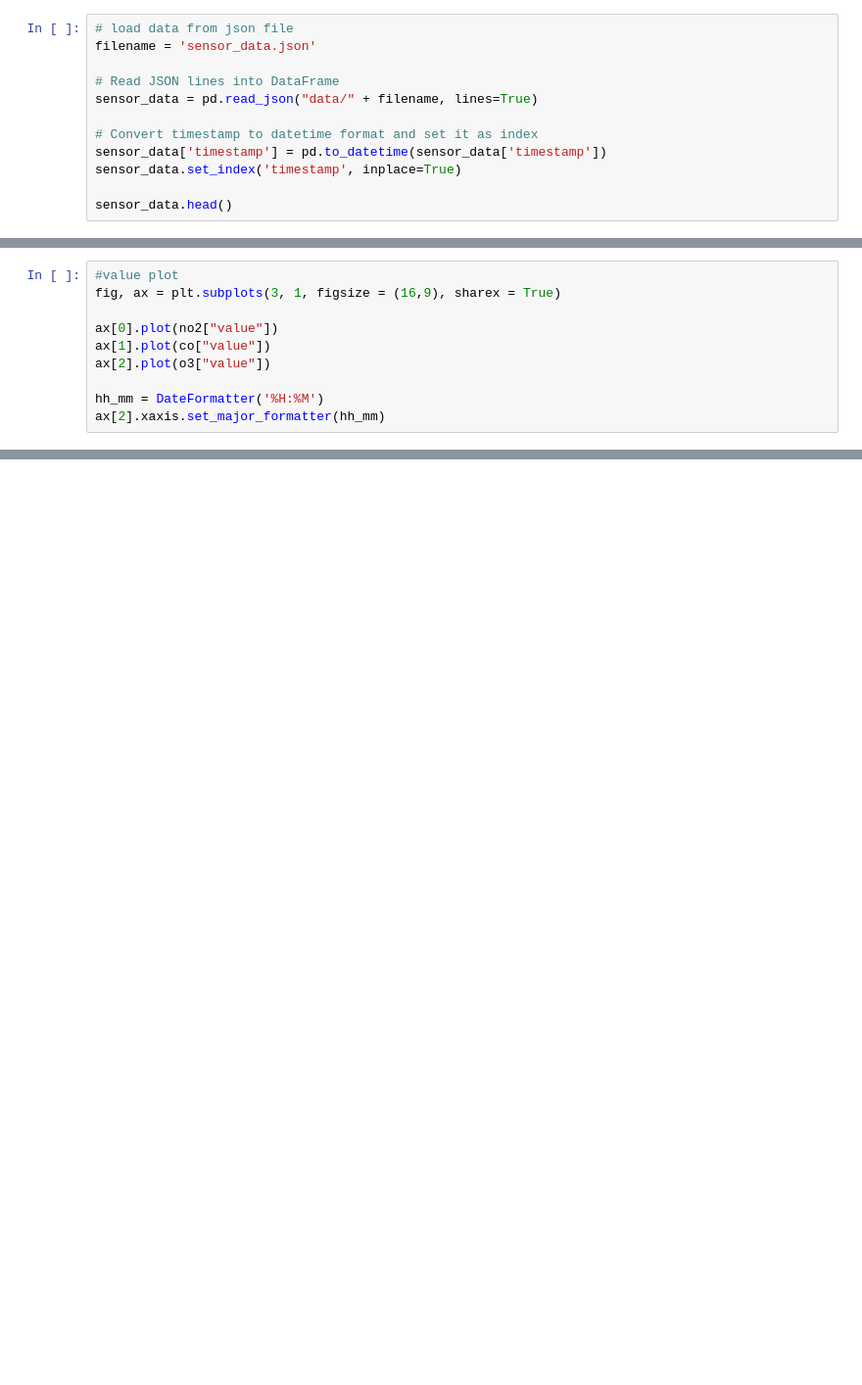
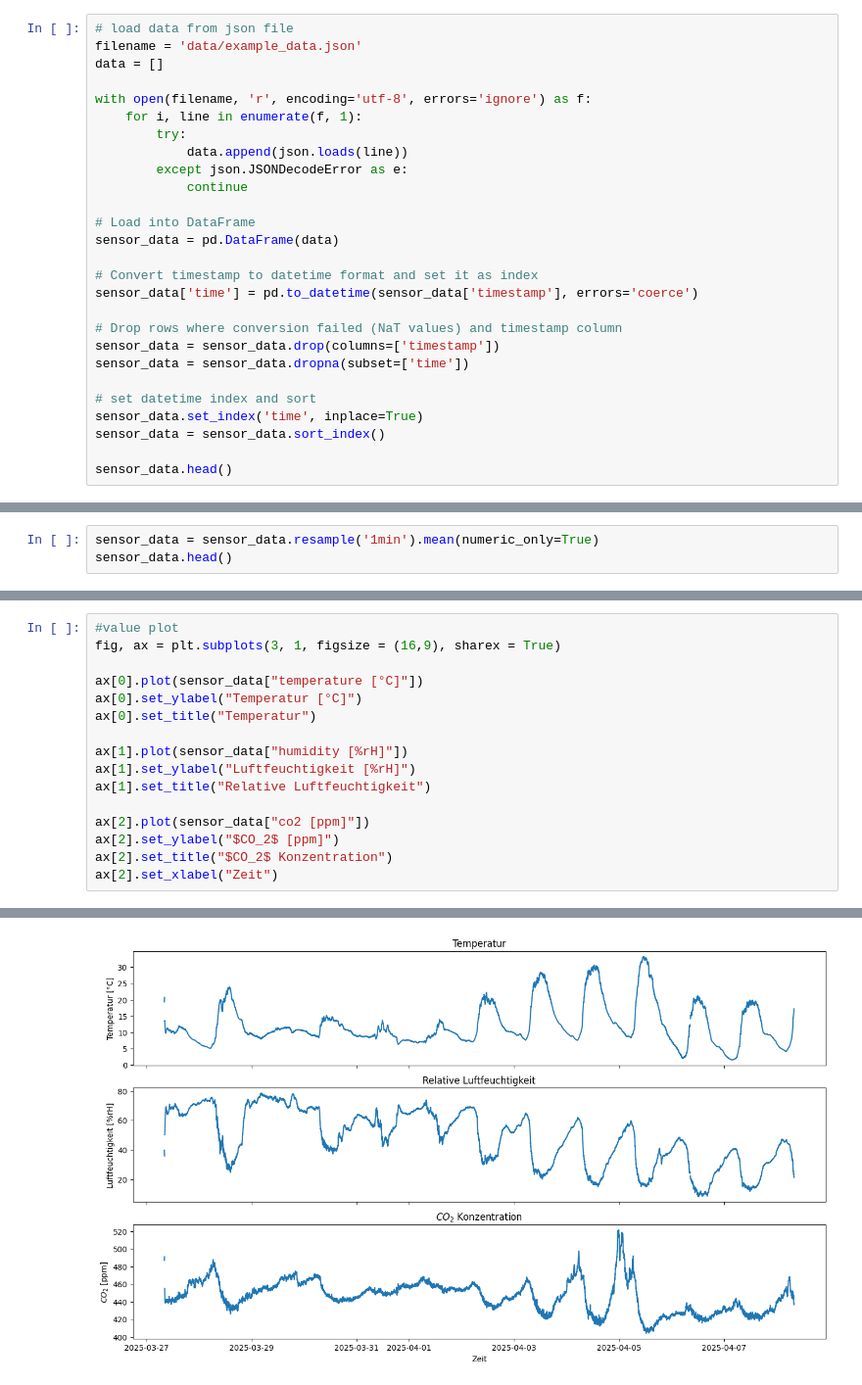
Before and after one commit to tum-esm/HES-Praktikum, a Jupyter notebook: notebooks/analysis_notebook.ipynb, the cells around one changed output, grey strips where cells are left out. Shown: that part at 98% size. Cells and saved outputs as stored; diff of their text form; blank space fills up the shorter version.

```diff
--- a/notebooks/analysis_notebook.ipynb
+++ b/notebooks/analysis_notebook.ipynb
@@ -21,12 +23,27 @@ Here we access the database and query all data available. With more advanced SQL
 # %%
 # load data from json file
-filename = 'sensor_data.json'
+filename = 'data/example_data.json'
+data = []
 
-# Read JSON lines into DataFrame
-sensor_data = pd.read_json("data/" + filename, lines=True)
+with open(filename, 'r', encoding='utf-8', errors='ignore') as f:
+    for i, line in enumerate(f, 1):
+        try:
+            data.append(json.loads(line))
+        except json.JSONDecodeError as e:
+            continue
+
+# Load into DataFrame
+sensor_data = pd.DataFrame(data)
 
 # Convert timestamp to datetime format and set it as index
-sensor_data['timestamp'] = pd.to_datetime(sensor_data['timestamp'])
-sensor_data.set_index('timestamp', inplace=True)
+sensor_data['time'] = pd.to_datetime(sensor_data['timestamp'], errors='coerce')
+
+# Drop rows where conversion failed (NaT values) and timestamp column
+sensor_data = sensor_data.drop(columns=['timestamp'])
+sensor_data = sensor_data.dropna(subset=['time'])
+
+# set datetime index and sort
+sensor_data.set_index('time', inplace=True)
+sensor_data = sensor_data.sort_index()
 
 sensor_data.head()
@@ -68,0 +105,3 @@ As described in the script, we need to apply conversion factors to convert the p
+# %%
+sensor_data = sensor_data.resample('1min').mean(numeric_only=True)
+sensor_data.head()
@@ -76,9 +122,16 @@ You can find example plots and descriptions [here](https://matplotlib.org/stable
 #value plot
 fig, ax = plt.subplots(3, 1, figsize = (16,9), sharex = True)
 
-ax[0].plot(no2["value"])
-ax[1].plot(co["value"])
-ax[2].plot(o3["value"])
+ax[0].plot(sensor_data["temperature [°C]"])
+ax[0].set_ylabel("Temperatur [°C]")
+ax[0].set_title("Temperatur")
 
-hh_mm = DateFormatter('%H:%M')
-ax[2].xaxis.set_major_formatter(hh_mm)
+ax[1].plot(sensor_data["humidity [%rH]"])
+ax[1].set_ylabel("Luftfeuchtigkeit [%rH]")
+ax[1].set_title("Relative Luftfeuchtigkeit")
+
+ax[2].plot(sensor_data["co2 [ppm]"])
+ax[2].set_ylabel("$CO_2$ [ppm]")
+ax[2].set_title("$CO_2$ Konzentration")
+ax[2].set_xlabel("Zeit")
+# %% [output]
@@ -84,0 +139 @@ ax[2].xaxis.set_major_formatter(hh_mm)
+[figure, added]
```
Also changed, not shown: parts of 22 cells of this notebook, 2 other files.
